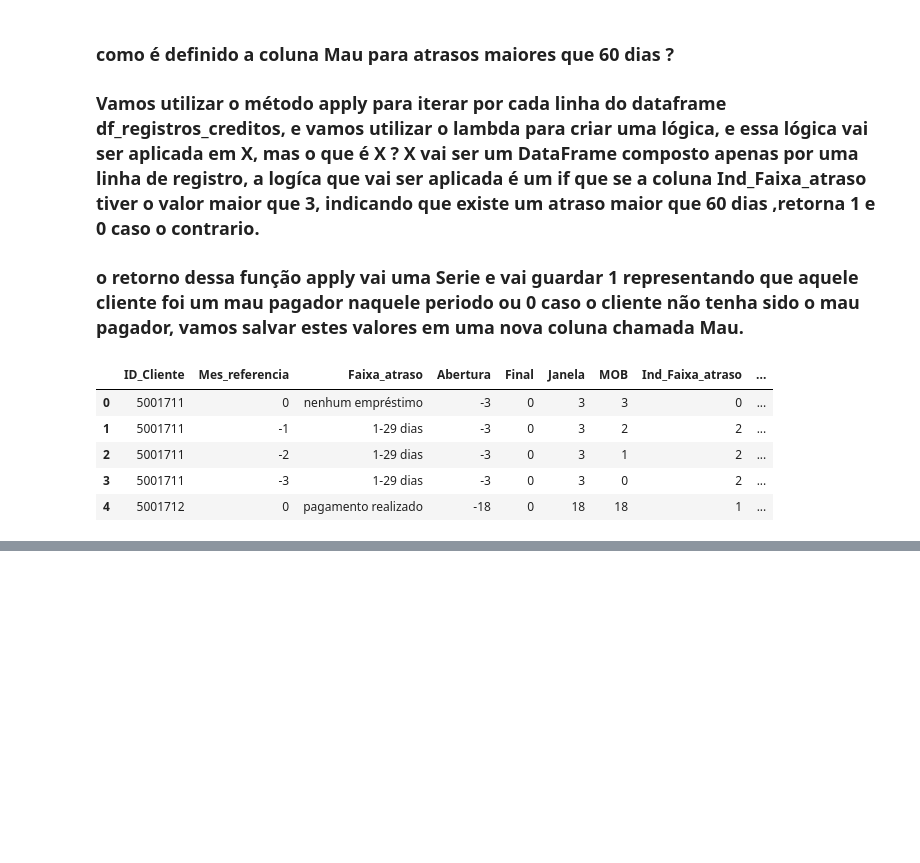
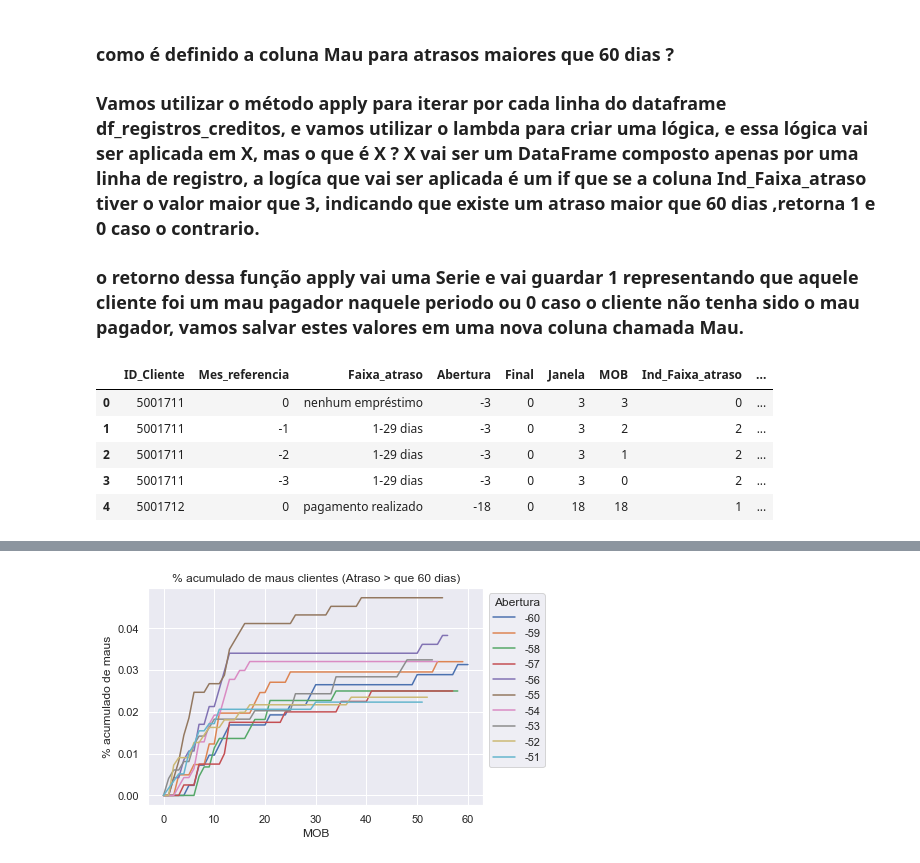
Before and after one commit to cmattosr/bootcampDS_mod06, a Jupyter notebook: Modulo06.ipynb, the cells around one changed output, grey strips where cells are left out. Saved outputs shown, nothing was run; the diff lists cells and outputs as text; code cells hidden in the pictures; blank space fills up the shorter version.

```diff
--- a/Modulo06.ipynb
+++ b/Modulo06.ipynb
@@ -548,0 +604,4 @@ df_clientes_aprovados.head()
+# %%
+df_vintage = df_clientes_aprovados.groupby(['Abertura','MOB']).apply(lambda X: X['ID_Cliente'].count()).reset_index()
+df_vintage.columns = ['Abertura','MOB','Qtd_Clientes']
+df_vintage
@@ -548,0 +628,3 @@ df_clientes_aprovados.head()
+# %%
+df_vintage = pd.merge(df_vintage[['Abertura','MOB']], df_denominador, on = ['Abertura'], how = 'left')
+df_vintage
@@ -548,0 +667,12 @@ df_clientes_aprovados.head()
+# %%
+df_vintage['Qtd_Mau'] = np.nan
+
+for j in range(-60,1):
+    ls = []
+    for i in range(0,61):
+        due = list(df_clientes_aprovados.query('Mau == 1 and MOB == @i and Abertura == @j')['ID_Cliente'])
+        ls.extend(due)
+        df_vintage.loc[(df_vintage['MOB'] == i) & (df_vintage['Abertura'] == j), 'Qtd_Mau'] = len(set(ls))
+
+df_vintage['Taxa_de_Mau']  = df_vintage['Qtd_Mau'] / df_vintage['Qtd_Clientes']
+df_vintage
@@ -548,0 +693,6 @@ df_clientes_aprovados.head()
+# %%
+df_vintage_pivot = df_vintage.pivot(index = 'Abertura',
+                             columns = 'MOB',
+                             values = 'Taxa_de_Mau')
+
+df_vintage_pivot
@@ -548,0 +720,10 @@ df_clientes_aprovados.head()
+# %%
+lst = [i for i in range(0,61)]
+df_vintage_pivot[lst].T.iloc[:,:10].plot(legend = True, grid = True, title = '% acumulado de maus clientes (Atraso > que 60 dias)')
+
+plt.xlabel('MOB')
+plt.ylabel('% acumulado de maus')
+plt.legend(bbox_to_anchor=(1.2, 1), title='Abertura')
+plt.show()
+# %% [output]
+[figure, added]
```
Also changed, not shown: parts of 27 cells of this notebook.
